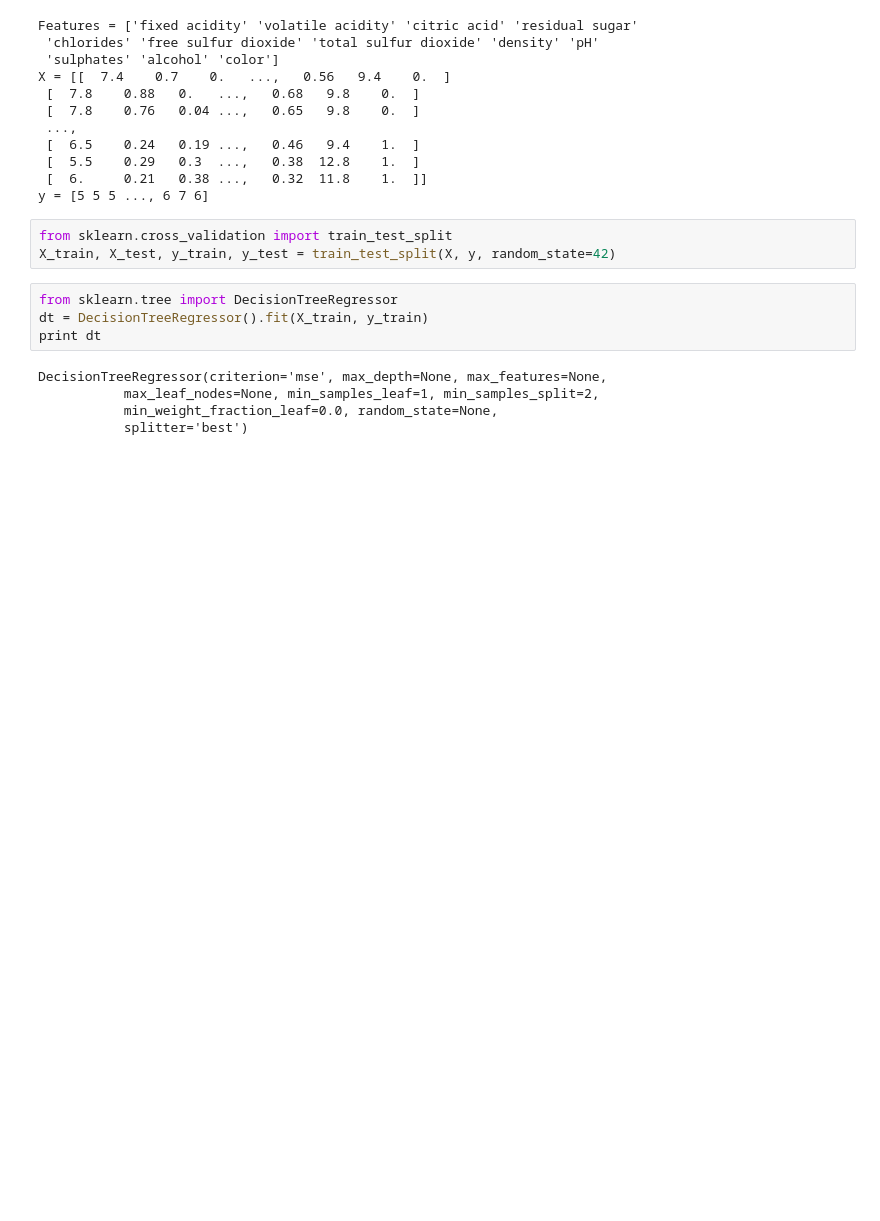
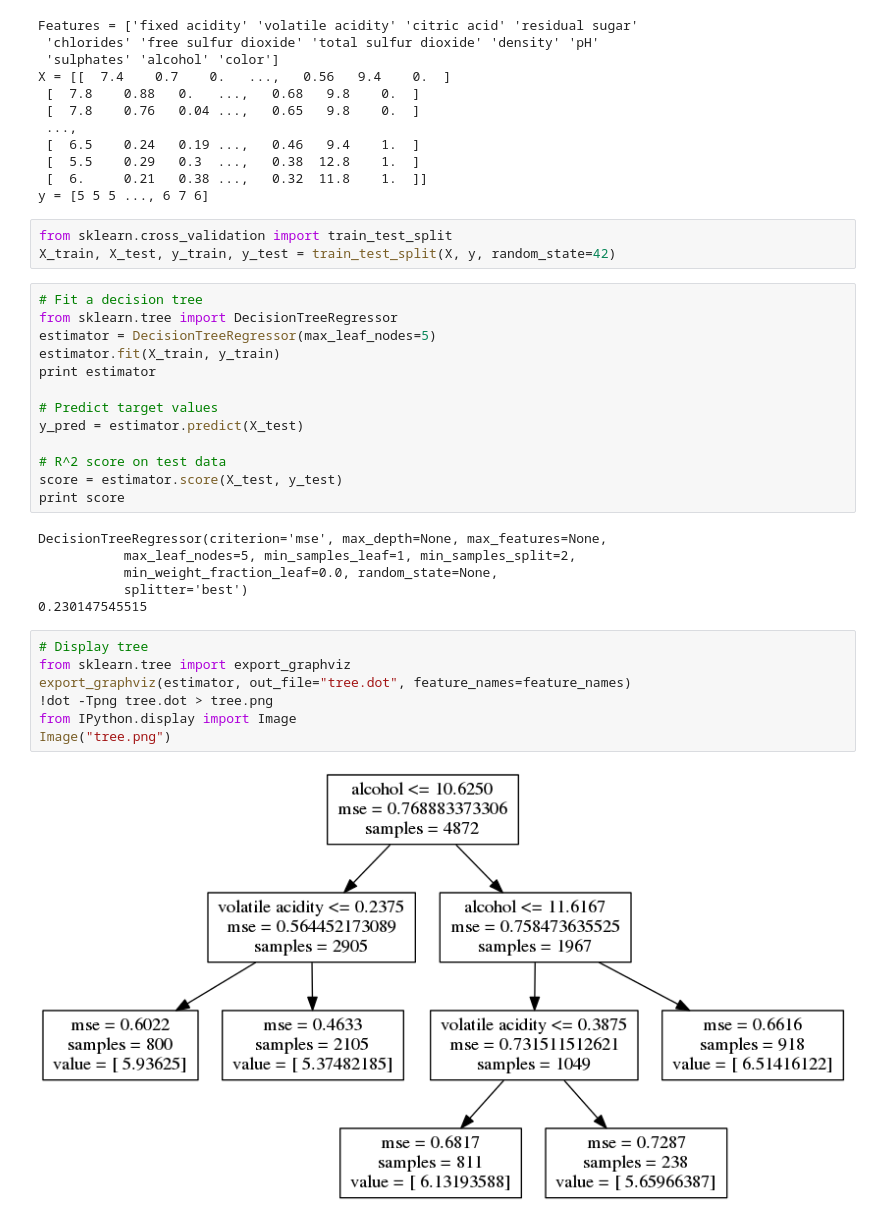
Before and after one commit to glouppe/talk-pydata2015, a Jupyter notebook: trees-pydata2015.ipynb, the cells around one changed output. Saved outputs shown, nothing was run; the diff lists cells and outputs as text; blank space fills up the shorter version.

Commit message:
decision trees (cont.)

```diff
--- a/trees-pydata2015.ipynb
+++ b/trees-pydata2015.ipynb
@@ -39,12 +39,31 @@ y = [5 5 5 ..., 6 7 6]
 # %%
 from sklearn.cross_validation import train_test_split
 X_train, X_test, y_train, y_test = train_test_split(X, y, random_state=42)
-# %%
-from sklearn.tree import DecisionTreeRegressor
-dt = DecisionTreeRegressor().fit(X_train, y_train)
-print dt
-# %% [output]
-DecisionTreeRegressor(criterion='mse', max_depth=None, max_features=None,
-           max_leaf_nodes=None, min_samples_leaf=1, min_samples_split=2,
-           min_weight_fraction_leaf=0.0, random_state=None,
-           splitter='best')
+# %%
+# Fit a decision tree
+from sklearn.tree import DecisionTreeRegressor
+estimator = DecisionTreeRegressor(max_leaf_nodes=5)
+estimator.fit(X_train, y_train)
+print estimator
+
+# Predict target values
+y_pred = estimator.predict(X_test)
+
+# R^2 score on test data
+score = estimator.score(X_test, y_test)
+print score
+# %% [output]
+DecisionTreeRegressor(criterion='mse', max_depth=None, max_features=None,
+           max_leaf_nodes=5, min_samples_leaf=1, min_samples_split=2,
+           min_weight_fraction_leaf=0.0, random_state=None,
+           splitter='best')
+0.230147545515
+# %%
+# Display tree
+from sklearn.tree import export_graphviz
+export_graphviz(estimator, out_file="tree.dot", feature_names=feature_names)
+!dot -Tpng tree.dot > tree.png
+from IPython.display import Image
+Image("tree.png")
+# %% [output]
+[figure, added]
```
Also changed, not shown: 2 other files.
